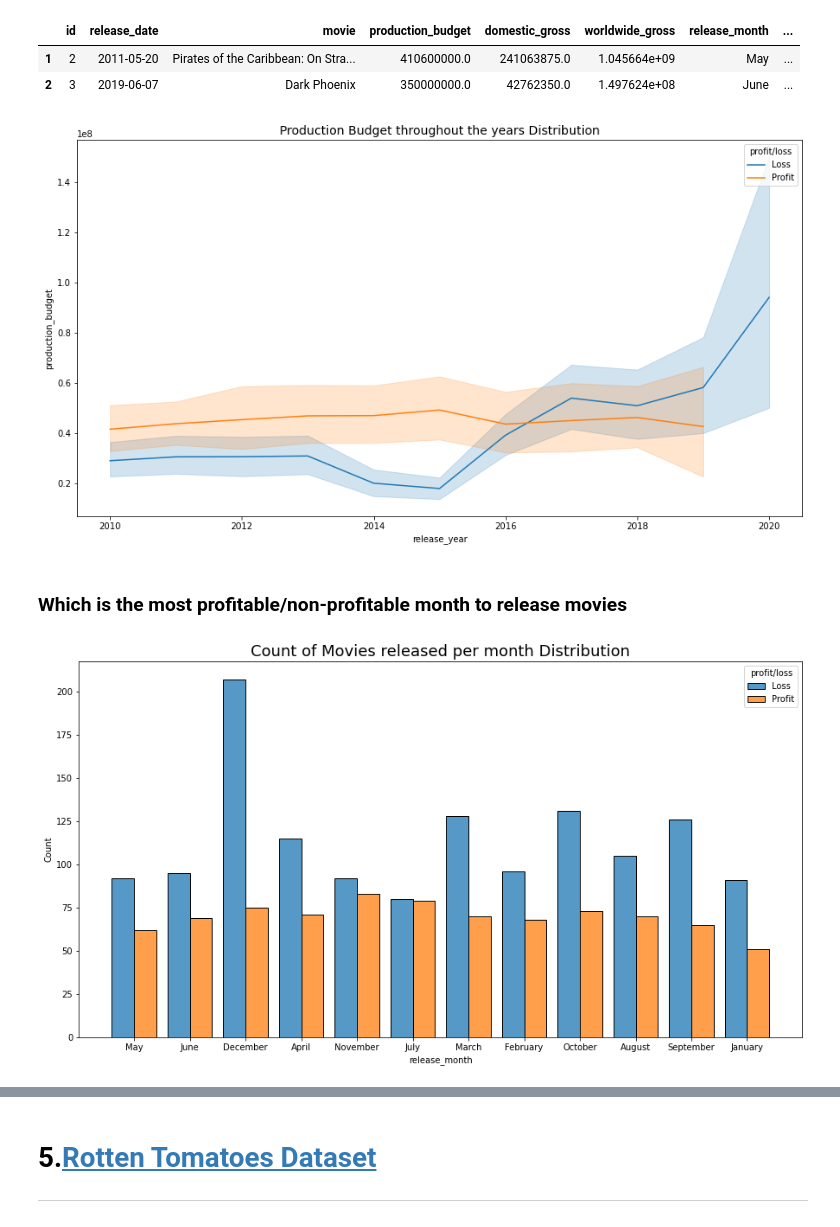
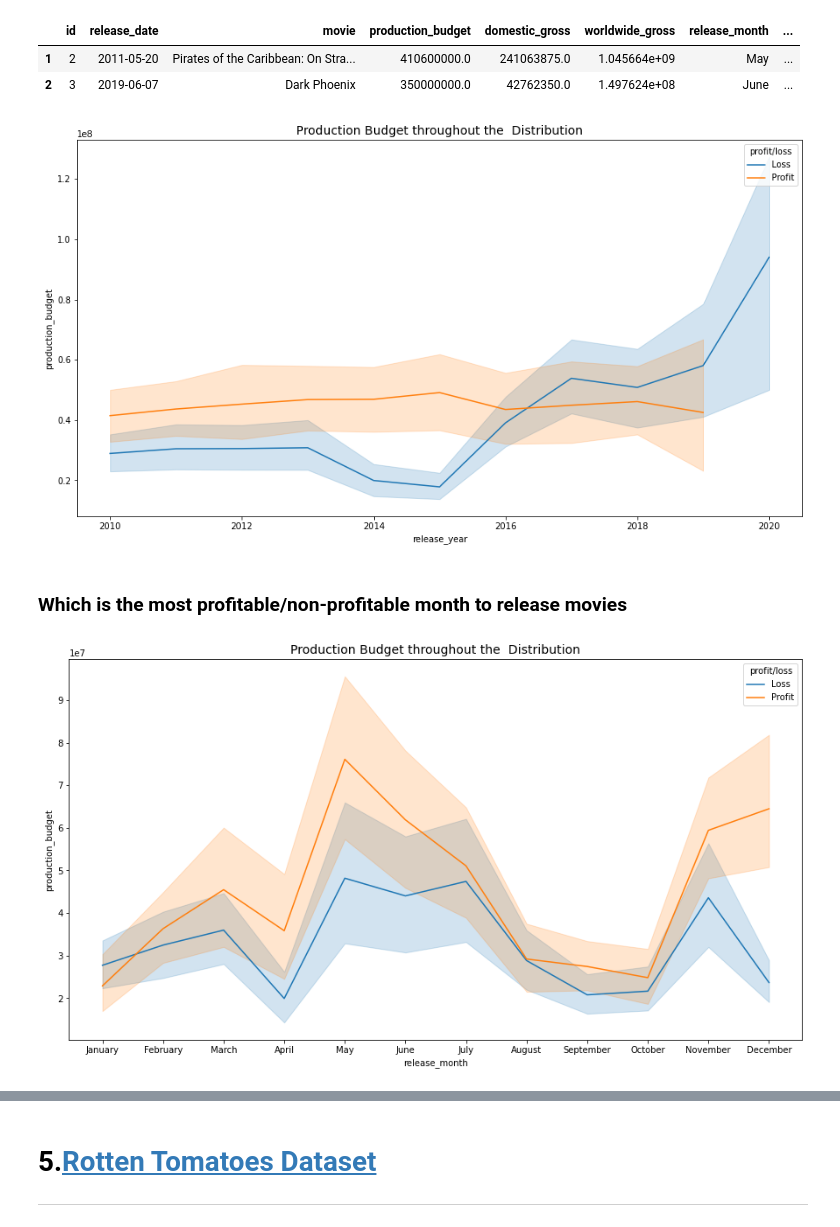
Before and after one commit to nkevin90/Phase-1-Project, a Jupyter notebook: student.ipynb, the cells around one changed output, grey strips where cells are left out. Saved outputs shown, nothing was run; the diff lists cells and outputs as text; code cells hidden in the pictures.

```diff
--- a/student.ipynb
+++ b/student.ipynb
@@ -273,4 +256,10 @@ Top 20 Studios with the highest Revenue generated worldwide
 # %%
 #studios with the highest number of movies
-studio_20=grossBom.groupby(by=['studio']).aggregate({'worldwide_gross':'mean'}).sort_values(by='worldwide_gross',ascending=False)
-studio_20=studio_20[:20]
+top_20=grossBom['studio'].value_counts()
+
+top_20=grossBom.groupby(['studio']).agg({'title':'count','domestic_gross':'mean','foreign_gross':'mean'})
+top_20=top_20.sort_values(by='title',ascending=False)[:20]
+
+#reset the index
+top_20=top_20.reset_index()
+top_20
@@ -282,0 +284,11 @@ plt.ylabel('Revenue Distribution in Hundred of Millions $');
+# %%
+#plotting Counts of top movies
+plt.figure(figsize=(12,6))
+
+y=top_20.title
+x=top_20.studio
+plt.title('Top 20 Movie studios with the most movies Distribution')
+plt.ylabel('Count of Movies produced $')
+plt.xlabel('Movie Studios')
+plt.xticks(rotation=45)
+plt.bar(x,y);
@@ -690,19 +700,24 @@ tnBudget.head(2)
 |  | id | release_date | movie | production_budget | domestic_gross | worldwide_gross | release_month | ... |
 | 1 | 2 | 2011-05-20 | Pirates of the Caribbean: On Stra... | 410600000.0 | 241063875.0 | 1.045664e+09 | May | ... |
 | 2 | 3 | 2019-06-07 | Dark Phoenix | 350000000.0 | 42762350.0 | 1.497624e+08 | June | ... |
+# %%
+# Setting order to release month
+months = ['January','February','March','April','May','June','July','August','September','October','November','December']
+tnBudget['release_month'] = pd.Categorical(tnBudget['release_month'], categories=months, ordered=True)
+tnBudget = tnBudget.sort_values(by='release_month')
 # %%
 fig, ax=plt.subplots(figsize=(15,8))
 
-ax.set_title('Production Budget throughout the years Distribution',fontsize=14)
+ax.set_title('Production Budget throughout the  Distribution',fontsize=14)
 sns.lineplot(data=tnBudget, x='release_year', y='production_budget',hue='profit/loss');
 # %% [output]
-[figure, old version]
+[figure, new version]
 # %% [markdown]
 ### Which is the most profitable/non-profitable month to release movies
 # %%
 fig, ax=plt.subplots(figsize=(15,8))
 
-ax.set_title('Count of Movies released per month Distribution',fontsize=18)
-sns.histplot(data=tnBudget, x='release_month', hue='profit/loss', multiple='dodge', shrink=.8);
+ax.set_title('Production Budget throughout the  Distribution',fontsize=14)
+sns.lineplot(data=tnBudget, x='release_month', y='production_budget',hue='profit/loss');
 # %% [output]
-[figure, old version]
+[figure, new version]
```
Also changed, not shown: parts of 29 cells of this notebook.
